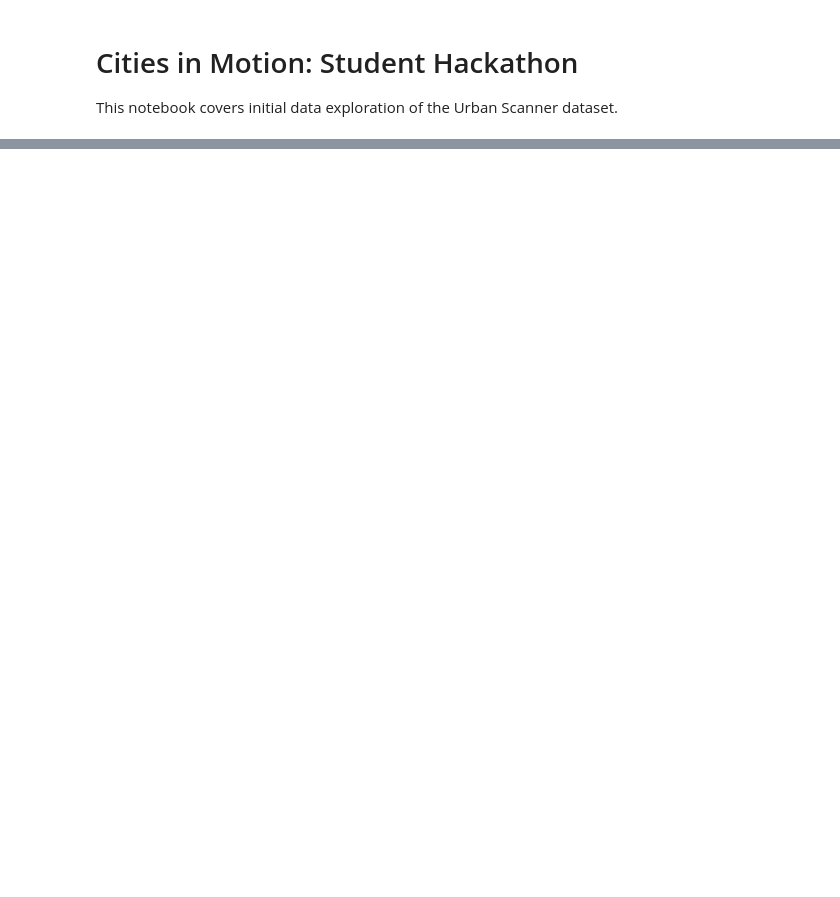
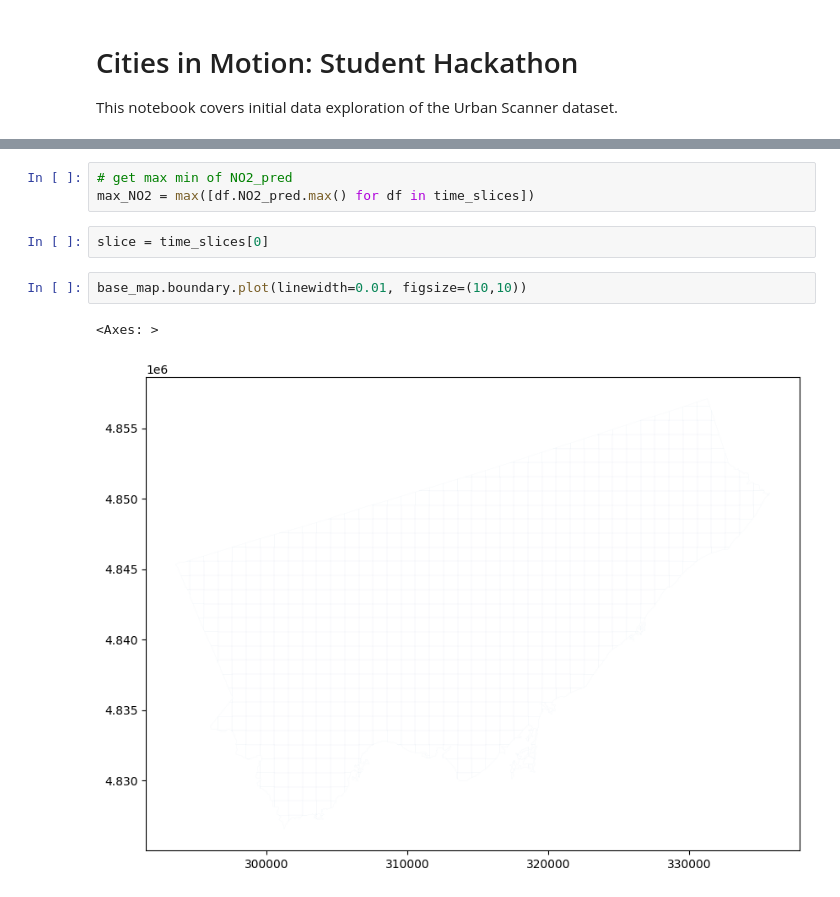
Before and after one commit to isalva2/CIM_UrbanScanner, a Jupyter notebook: notebooks/isaac_working.ipynb, the cells around one changed output, grey strips where cells are left out. Drawn from its saved outputs; the diff is of its cells as text; blank space fills up the shorter version.

```diff
--- a/notebooks/isaac_working.ipynb
+++ b/notebooks/isaac_working.ipynb
@@ -185,0 +189,10 @@ loader.device
+# %%
+# get max min of NO2_pred
+max_NO2 = max([df.NO2_pred.max() for df in time_slices])
+# %%
+slice = time_slices[0]
+# %%
+base_map.boundary.plot(linewidth=0.01, figsize=(10,10))
+# %% [output]
+<Axes: >
+[figure, added]
```
Also changed, not shown: parts of 16 cells of this notebook, 4 other files.
